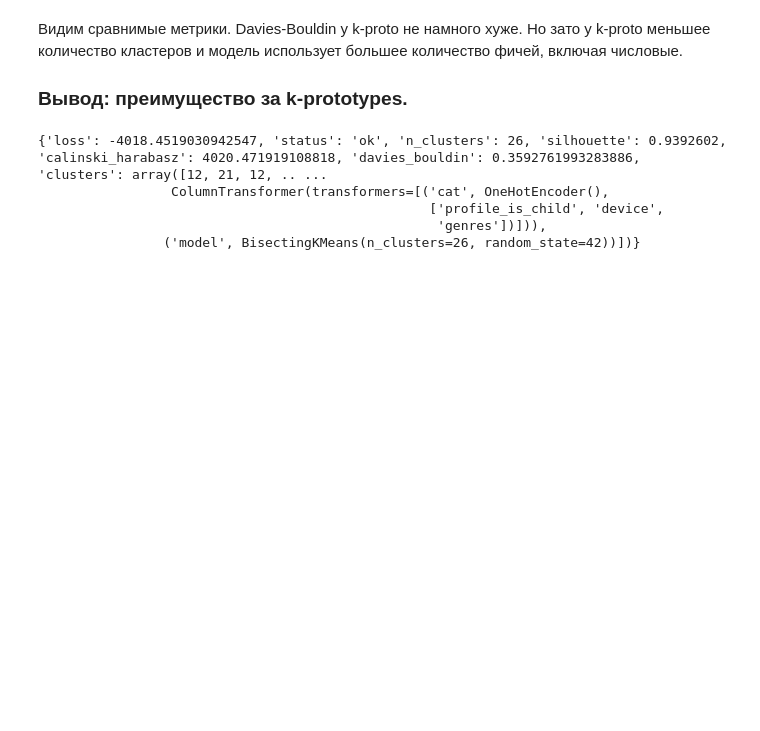
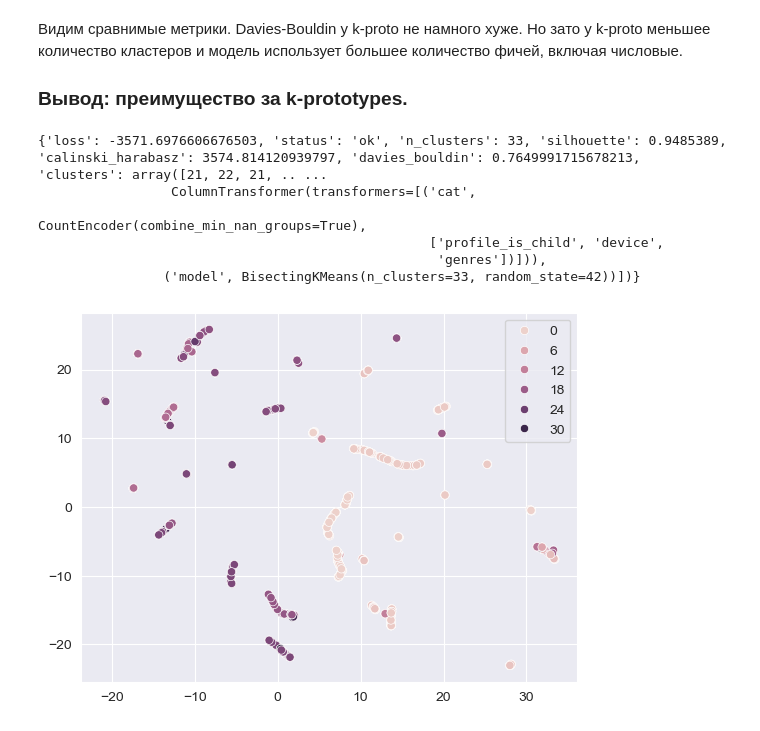
Before and after one commit to Patrick7777777/users_segmentation, a Jupyter notebook: main.ipynb, the cells around one changed output. Saved outputs shown, nothing was run; the diff lists cells and outputs as text; code cells hidden in the pictures; blank space fills up the shorter version.

```diff
--- a/main.ipynb
+++ b/main.ipynb
@@ -514,7 +514,7 @@ models = {
 encoders = {
     'one_hot_encoder': ce.OneHotEncoder,
     'binary_encoder': ce.BinaryEncoder,
-    'count_encoder': ce.CountEncoder,
+    'count_encoder': ce.CountEncoder
 }
 def objective_compare(params):
     n_clrs = int(params['n_clusters'])
@@ -553,8 +553,17 @@ trials = Trials()
 best = fmin(fn=objective_compare, space=space, algo=tpe.suggest, max_evals=35, trials=trials)
 print(trials.best_trial['result'])
 # %% [output]
-{'loss': -4018.4519030942547, 'status': 'ok', 'n_clusters': 26, 'silhouette': 0.9392602, 'calinski_harabasz': 4020.471919108818, 'davies_bouldin': 0.3592761993283886, 'clusters': array([12, 21, 12, .. ...
-                 ColumnTransformer(transformers=[('cat', OneHotEncoder(),
+{'loss': -3571.6976606676503, 'status': 'ok', 'n_clusters': 33, 'silhouette': 0.9485389, 'calinski_harabasz': 3574.814120939797, 'davies_bouldin': 0.7649991715678213, 'clusters': array([21, 22, 21, .. ...
+                 ColumnTransformer(transformers=[('cat',
+                                                  CountEncoder(combine_min_nan_groups=True),
                                                   ['profile_is_child', 'device',
                                                    'genres'])])),
-                ('model', BisectingKMeans(n_clusters=26, random_state=42))])}
+                ('model', BisectingKMeans(n_clusters=33, random_state=42))])}
+# %%
+clusters = trials.best_trial['result']['clusters']
+gm = gower_matrix(X)
+emb = umap.UMAP(metric='precomputed').fit_transform(gm)
+sns.scatterplot(x=emb[:, 0], y=emb[:, 1], hue=clusters)
+plt.show()
+# %% [output]
+[figure, added]
```
Also changed, not shown: parts of 14 cells of this notebook, 1 other file.
